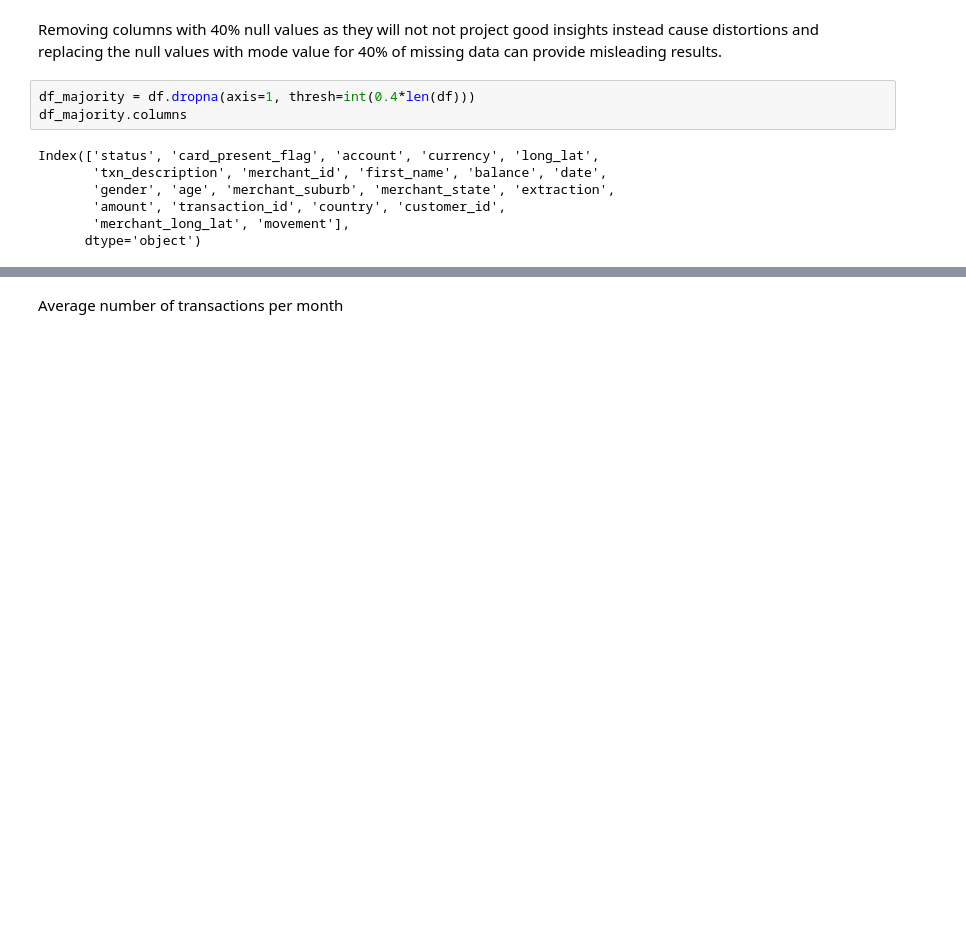
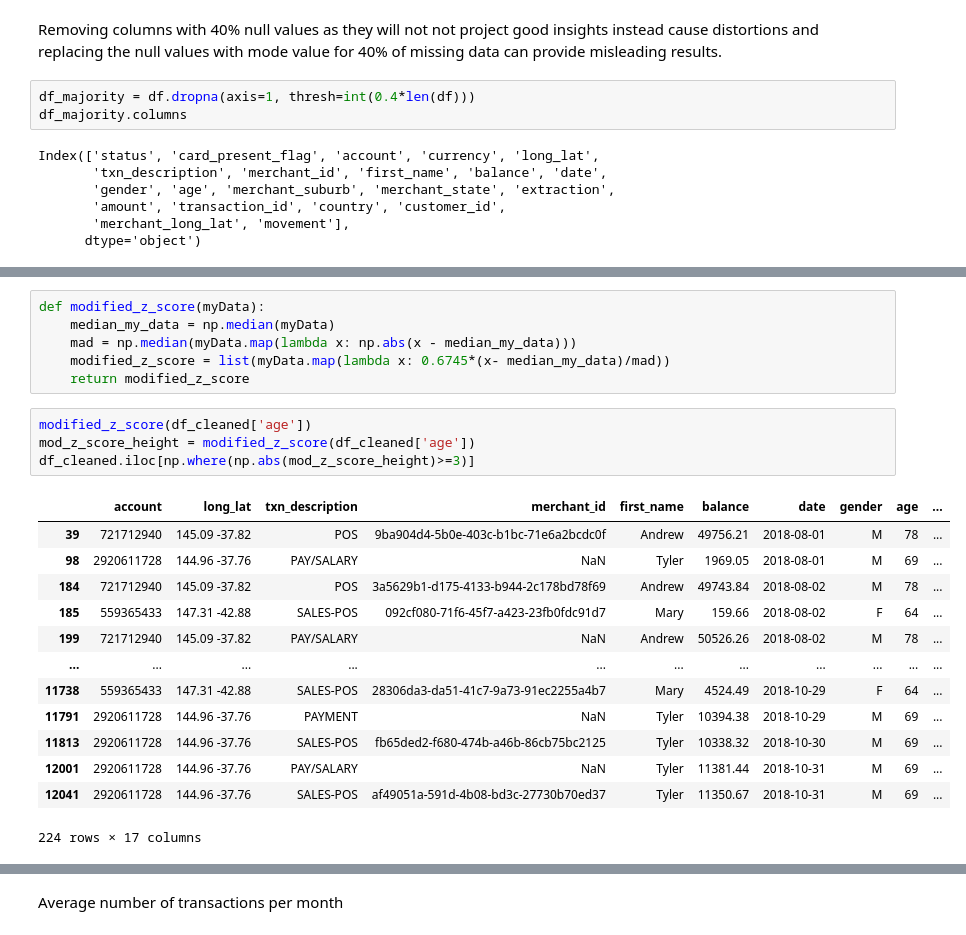
Before and after one commit to shaun1907/ANZ_Internship_Data, a Jupyter notebook: eda.ipynb, the cells around one changed output, grey strips where cells are left out. Saved outputs shown, nothing was run; the diff lists cells and outputs as text; blank space fills up the shorter version.

```diff
--- a/eda.ipynb
+++ b/eda.ipynb
@@ -124,0 +263,24 @@ AvgtransAmount.mean()
+# %%
+def modified_z_score(myData):
+    median_my_data = np.median(myData)
+    mad = np.median(myData.map(lambda x: np.abs(x - median_my_data)))
+    modified_z_score = list(myData.map(lambda x: 0.6745*(x- median_my_data)/mad))
+    return modified_z_score
+# %%
+modified_z_score(df_cleaned['age'])
+mod_z_score_height = modified_z_score(df_cleaned['age'])
+df_cleaned.iloc[np.where(np.abs(mod_z_score_height)>=3)]
+# %% [output]
+|  | account | long_lat | txn_description | merchant_id | first_name | balance | date | gender | age | ... |
+| 39 | 721712940 | 145.09 -37.82 | POS | 9ba904d4-5b0e-403c-b1bc-71e6a2bcdc0f | Andrew | 49756.21 | 2018-08-01 | M | 78 | ... |
+| 98 | 2920611728 | 144.96 -37.76 | PAY/SALARY | NaN | Tyler | 1969.05 | 2018-08-01 | M | 69 | ... |
+| 184 | 721712940 | 145.09 -37.82 | POS | 3a5629b1-d175-4133-b944-2c178bd78f69 | Andrew | 49743.84 | 2018-08-02 | M | 78 | ... |
+| 185 | 559365433 | 147.31 -42.88 | SALES-POS | 092cf080-71f6-45f7-a423-23fb0fdc91d7 | Mary | 159.66 | 2018-08-02 | F | 64 | ... |
+| 199 | 721712940 | 145.09 -37.82 | PAY/SALARY | NaN | Andrew | 50526.26 | 2018-08-02 | M | 78 | ... |
+| ... | ... | ... | ... | ... | ... | ... | ... | ... | ... | ... |
+| 11738 | 559365433 | 147.31 -42.88 | SALES-POS | 28306da3-da51-41c7-9a73-91ec2255a4b7 | Mary | 4524.49 | 2018-10-29 | F | 64 | ... |
+| 11791 | 2920611728 | 144.96 -37.76 | PAYMENT | NaN | Tyler | 10394.38 | 2018-10-29 | M | 69 | ... |
+| 11813 | 2920611728 | 144.96 -37.76 | SALES-POS | fb65ded2-f680-474b-a46b-86cb75bc2125 | Tyler | 10338.32 | 2018-10-30 | M | 69 | ... |
+| 12001 | 2920611728 | 144.96 -37.76 | PAY/SALARY | NaN | Tyler | 11381.44 | 2018-10-31 | M | 69 | ... |
+| 12041 | 2920611728 | 144.96 -37.76 | SALES-POS | af49051a-591d-4b08-bd3c-27730b70ed37 | Tyler | 11350.67 | 2018-10-31 | M | 69 | ... |
+224 rows × 17 columns
```
Also changed, not shown: parts of 60 cells of this notebook, 5 other files.
